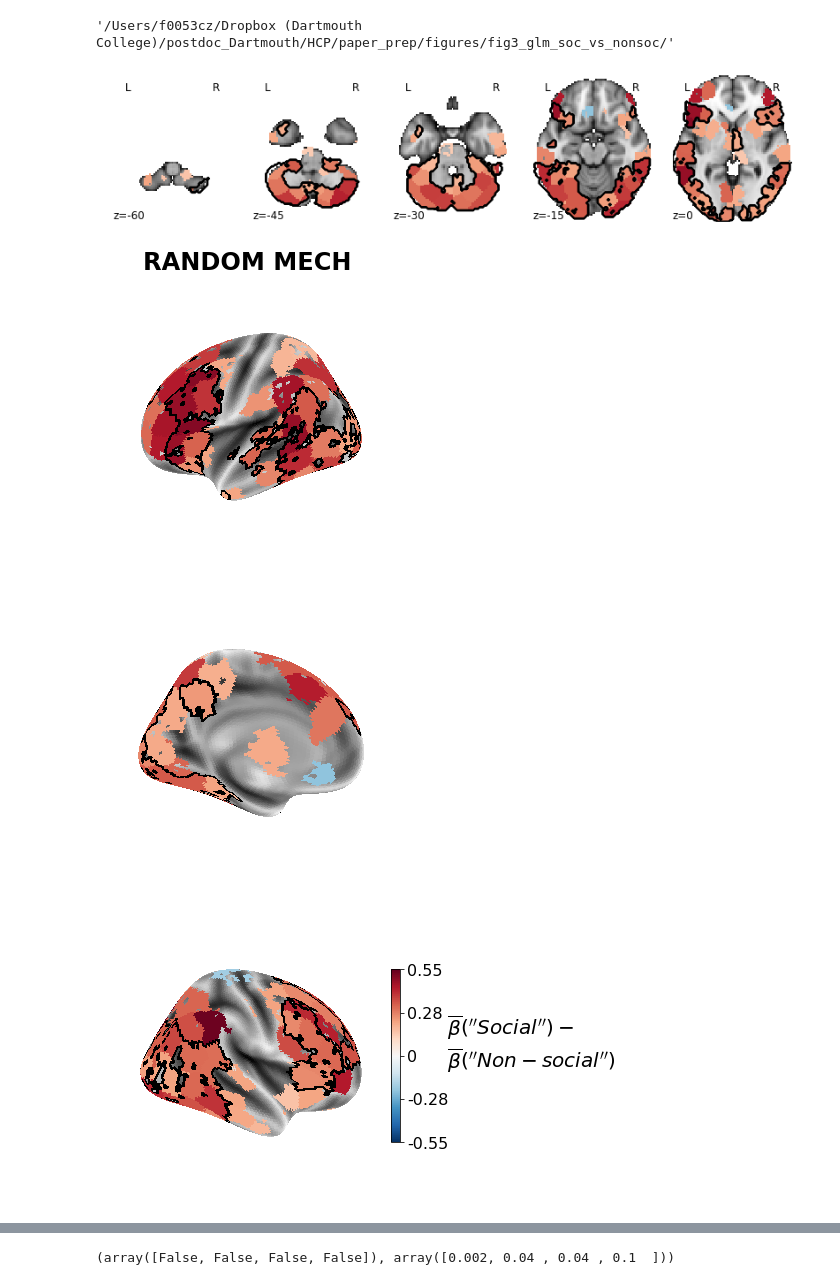
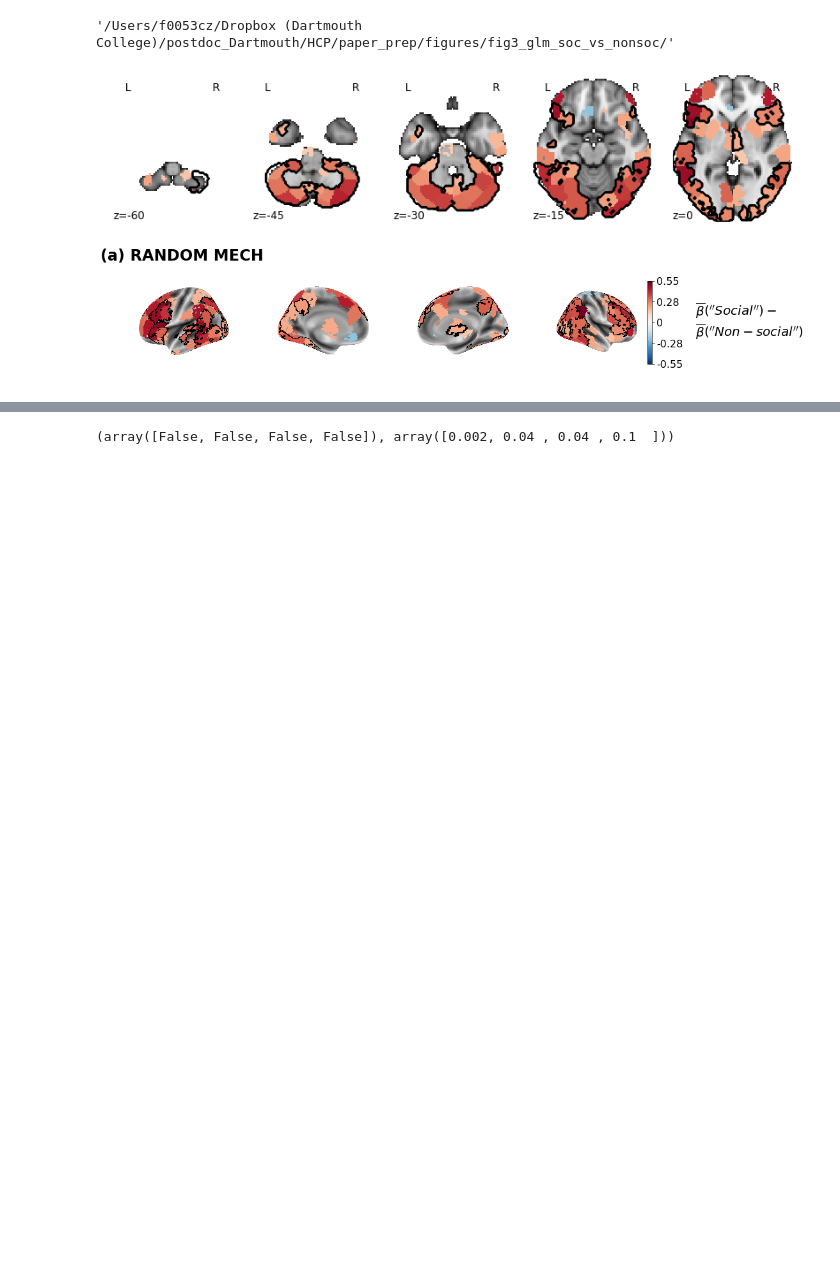
Before and after one commit to rvarrier/HCP_socialtask_analysis, a Jupyter notebook: fMRI/regressor_based_analyses/2_3_fMRI_diff_analyses_comparison_S_vs_NS_figsforpaper.ipynb, the cells around one changed output, grey strips where cells are left out. Drawn from its saved outputs; the diff is of its cells as text; code cells hidden in the pictures; blank space fills up the shorter version.

```diff
--- a/fMRI/regressor_based_analyses/2_3_fMRI_diff_analyses_comparison_S_vs_NS_figsforpaper.ipynb
+++ b/fMRI/regressor_based_analyses/2_3_fMRI_diff_analyses_comparison_S_vs_NS_figsforpaper.ipynb
@@ -239,0 +358,18 @@ coaxbill: absyes>absno: 73 , absno > absyes: 1
+# %%
+# How many of these are activations?
+resptype_s_ns = []
+for n in np.where(nodes_coaxbill_rand_all)[0]:
+    if np.sign(np.nanmean(coef_slope_rand[soc_inds,n],axis=0)) ==1:
+        str1 = 'act'
+    elif np.sign(np.nanmean(coef_slope_rand[soc_inds,n],axis=0)) ==-1:
+        str1 = 'deact'
+    else:
+        str1 = 'neither'
+    if np.sign(np.nanmean(coef_slope_rand[nonsoc_inds,n],axis=0)) == 1:
+        str2 = 'act'
+    elif np.sign(np.nanmean(coef_slope_rand[nonsoc_inds,n],axis=0)) == -1:
+        str2 = 'deact'
+    else:
+        str2 = 'neither'
+    resptype_s_ns.append([n,str1,str2])
+resptype_s_ns = np.array(resptype_s_ns)
@@ -540,7 +618,7 @@ fig_save_loc
 vmin,vmax = -.55,.55
 cmap = 'RdBu_r'
 #txt = r' $\overline{\beta}(\""")-$' + '\n' + r'$\overline{\beta}_{Non-social}$'+ '\n'
-title_txt = 'RANDOM MECH'
+title_txt = '(a) RANDOM MECH'
 txt = '  'r"$\overline{\beta}{(''Social'')}-$" + '\n  ' + r"$\overline{\beta}{(''Non-social'')}$"
 #img.plot(colorbar=True, title = txt,cmap = 'RdBu_r',symmetric_cbar = False)
 
@@ -550,47 +628,50 @@ nodes[pval_slope_rand_unc] = meanDiff_sl_rand[pval_slope_rand_unc]
 img = roi_to_brain(pd.Series(nodes), mask_x)
 #coords = [-50,-40,-30,-20,-10,0,10,25,40,50,60] # initial exploration
 coords = [-60,-45,-30,-15,0] # initial exploration
 ax_plot = plot_img(img.to_nifti(), display_mode = 'z',vmin = vmin, vmax = vmax, cut_coords =coords,cmap = cmap, bg_img = bg_img,colorbar= False,threshold = .0001)
 #ax_plot.title(title_txt,fontsize=24,bgcolor='k',color='w',fontweight='bold')
 #ax_plot._colorbar_ax.text(1,.8*vmax,txt,fontsize=20,fontdict = {'verticalalignment':'top','rotation':0})#get_legend()
 ax_plot.add_contours(color_rois(nodes_coaxbill_rand_all),linewidths=1, colors=['k'],linestyles ='-',filled=False)
 plt.savefig(os.path.join(fig_save_loc,f'RAND/axial.png'),dpi=300,bbox_inches='tight',facecolor='white', edgecolor='none')
 
+
+fig,ax = plt.subplots(nrows=1, ncols= 4,figsize=(15,4),subplot_kw={'projection': '3d'})
+
 #LH
 texture = vol_to_surf(color_rois(nodes), fsaverage.pial_left,interpolation='nearest',radius =1, n_samples=1)
 surf_plot1=plot_surf_roi(fsaverage.infl_left, texture, hemi='left',cmap = cmap, colorbar=False, symmetric_cmap=True, vmin = vmin, vmax = vmax,
-                            bg_map=fsaverage.sulc_left)#,vol_to_surf_kwargs={"n_samples": 10, "radius": 10, "interpolation": "nearest","kind":'ball'})
+                            bg_map=fsaverage.sulc_left,axes=ax[0])#,vol_to_surf_kwargs={"n_samples": 10, "radius": 10, "interpolation": "nearest","kind":'ball'})
 #surf_plot1.axes[1].text(4,.8*vmax,s= txt,fontsize=20, fontdict = {'verticalalignment':'top','horizontalalignment':'left','rotation':0})
 surf_plot1.axes[0].set_title(title_txt,fontsize=24,color='k',fontweight='bold')
 texture_contour = vol_to_surf(color_rois(nodes_coaxbill_rand_all), fsaverage.pial_left,interpolation='nearest',radius =1, n_samples=1)
-plot_surf_contours(fsaverage.infl_left, texture_contour, figure=surf_plot1, legend=True,levels = [1], colors=['k'])
-plt.savefig(os.path.join(fig_save_loc,f'RAND/surf_left_lat.png'),dpi=300,bbox_inches='tight',facecolor='white', edgecolor='none')
+plot_surf_contours(fsaverage.infl_left, texture_contour, axes=ax[0],figure=surf_plot1, legend=True,levels = [1], colors=['k'])
+#plt.savefig(os.path.join(fig_save_loc,f'RAND/surf_left_lat.png'),dpi=300,bbox_inches='tight',facecolor='white', edgecolor='none')
 
 surf_plot2=plot_surf_roi(fsaverage.infl_left, texture, hemi='left',cmap = cmap, colorbar=False, symmetric_cmap=True, vmin = vmin, vmax = vmax,
-                            bg_map=fsaverage.sulc_left, view = 'medial')#,vol_to_surf_kwargs={"n_samples": 10, "radius": 10, "interpolation": "nearest","kind":'ball'})
+                            bg_map=fsaverage.sulc_left, view = 'medial',axes=ax[1])#,vol_to_surf_kwargs={"n_samples": 10, "radius": 10, "interpolation": "nearest","kind":'ball'})
 #surf_plot2.axes[1].text(4,.8*vmax,s= txt,fontsize=20, fontdict = {'verticalalignment':'top','horizontalalignment':'left','rotation':0})
 #surf_plot2.axes[0].set_title(title_txt,fontsize=24,color='k',fontweight='bold')
-plot_surf_contours(fsaverage.infl_left, texture_contour, figure=surf_plot2, legend=True,levels = [1], colors=['k'])
-plt.savefig(os.path.join(fig_save_loc,f'RAND/surf_left_med.png'),dpi=300,bbox_inches='tight',facecolor='white', edgecolor='none')
+plot_surf_contours(fsaverage.infl_left, texture_contour, axes=ax[1],figure=surf_plot2, legend=True,levels = [1], colors=['k'])
+#plt.savefig(os.path.join(fig_save_loc,f'RAND/surf_left_med.png'),dpi=300,bbox_inches='tight',facecolor='white', edgecolor='none')
 
 #RH
 texture = vol_to_surf(color_rois(nodes), fsaverage.pial_right,interpolation='nearest',radius =1, n_samples=1)
 surf_plot3=plot_surf_roi(fsaverage.infl_right, texture, hemi='right',cmap = cmap, colorbar=True,symmetric_cmap=True, vmin = vmin, vmax = vmax,
-                            bg_map=fsaverage.sulc_right)#,vol_to_surf_kwargs={"n_samples": 10, "radius": 10, "interpolation": "nearest","kind":'ball'})
+                            bg_map=fsaverage.sulc_right,axes=ax[3])#,vol_to_surf_kwargs={"n_samples": 10, "radius": 10, "interpolation": "nearest","kind":'ball'})
 #surf_plot3.axes[1].text(4,.8*vmax,s=txt,fontsize=20, fontdict = {'verticalalignment':'top','horizontalalignment':'left','rotation':0})
 #surf_plot3.axes[0].set_title(title_txt,fontsize=24,color='k',fontweight='bold')
 texture_contour = vol_to_surf(color_rois(nodes_coaxbill_rand_all), fsaverage.pial_right,interpolation='nearest',radius =1, n_samples=1)
-plot_surf_contours(fsaverage.infl_right, texture_contour, figure=surf_plot3, legend=True,levels = [1], colors=['k'])
-surf_plot3.axes[1].text(5,.5*vmax,s=txt,fontsize=20, fontdict = {'verticalalignment':'top','horizontalalignment':'left','rotation':0})
-plt.savefig(os.path.join(fig_save_loc,f'RAND/surf_right_lat.png'),dpi=300,bbox_inches='tight',facecolor='white', edgecolor='none')
+plot_surf_contours(fsaverage.infl_right, texture_contour, axes=ax[3],figure=surf_plot3, legend=True,levels = [1], colors=['k'])
+surf_plot3.axes[4].text(10,.5*vmax,s=txt,fontsize=20, fontdict = {'verticalalignment':'top','horizontalalignment':'left','rotation':0})
+#plt.savefig(os.path.join(fig_save_loc,f'RAND/surf_right_lat.png'),dpi=300,bbox_inches='tight',facecolor='white', edgecolor='none')
 
 surf_plot4=plot_surf_roi(fsaverage.infl_right, texture, hemi='right',cmap = cmap, colorbar=False,symmetric_cmap=True, vmin = vmin, vmax = vmax,
-                            bg_map=fsaverage.sulc_right, view ='medial')#,vol_to_surf_kwargs={"n_samples": 10, "radius": 10, "interpolation": "nearest","kind":'ball'})
+                            bg_map=fsaverage.sulc_right, view ='medial',axes=ax[2])#,vol_to_surf_kwargs={"n_samples": 10, "radius": 10, "interpolation": "nearest","kind":'ball'})
 #surf_plot4.axes[0].set_title(title_txt,fontsize=24,color='k',fontweight='bold')
-plot_surf_contours(fsaverage.infl_right, texture_contour, figure=surf_plot4, legend=True, levels = [1], colors=['k'])#, labels=['Sig. (q<.05) across\n(a),(c),(d)'])
-plt.savefig(os.path.join(fig_save_loc,f'RAND/surf_right_med.png'),dpi=300,bbox_inches='tight',facecolor='white', edgecolor='none')
+plot_surf_contours(fsaverage.infl_right, texture_contour, axes=ax[2],figure=surf_plot4, legend=True, levels = [1], colors=['k'])#, labels=['Sig. (q<.05) across\n(a),(c),(d)'])
+#plt.savefig(os.path.join(fig_save_loc,f'RAND/surf_right_med.png'),dpi=300,bbox_inches='tight',facecolor='white', edgecolor='none')
+
+plt.savefig(os.path.join(fig_save_loc,f'RAND/surf_all4.png'),dpi=300,bbox_inches='tight',facecolor='white', edgecolor='none')
 # %% [output]
-[figure, old version]
+[figure, new version]
-[figure, old version]
+[figure, new version]
-[figure, removed]
-[figure, removed]
```
Also changed, not shown: parts of 46 cells of this notebook, 15 other files.
